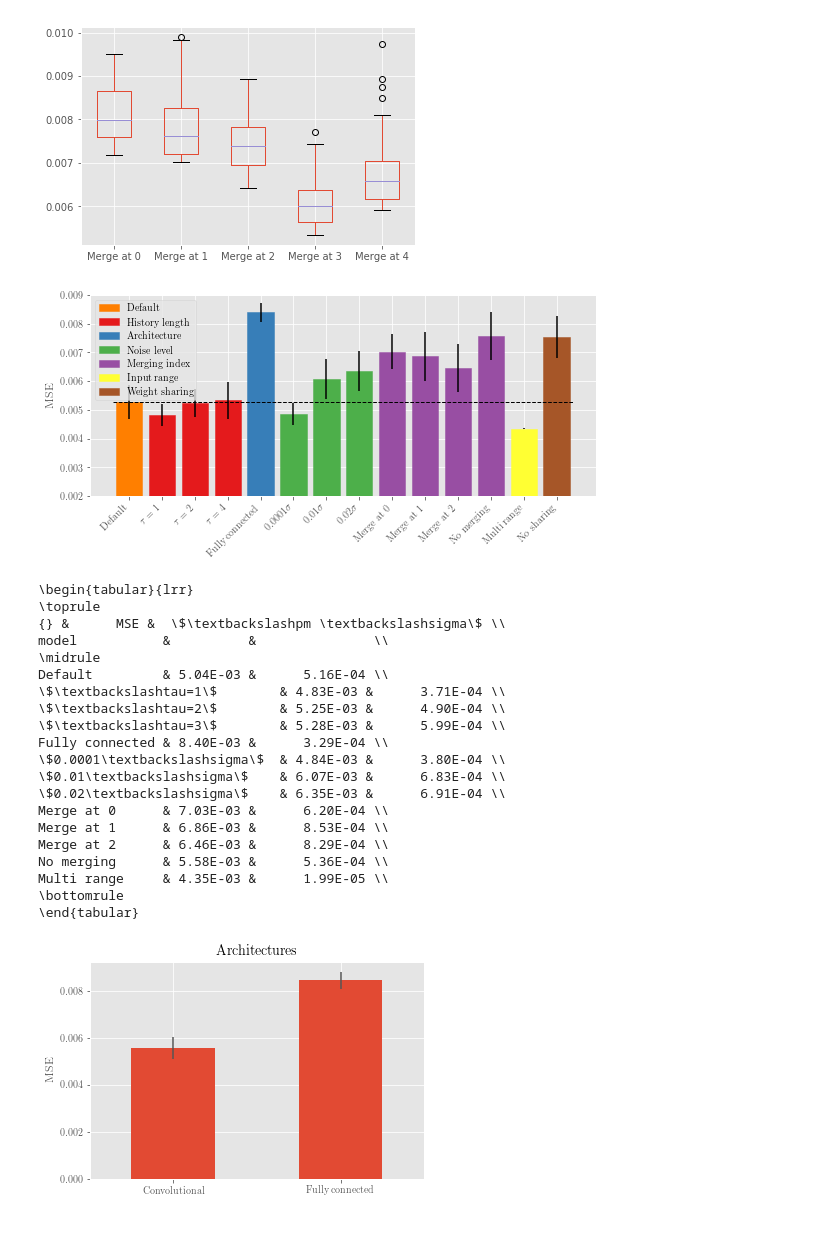
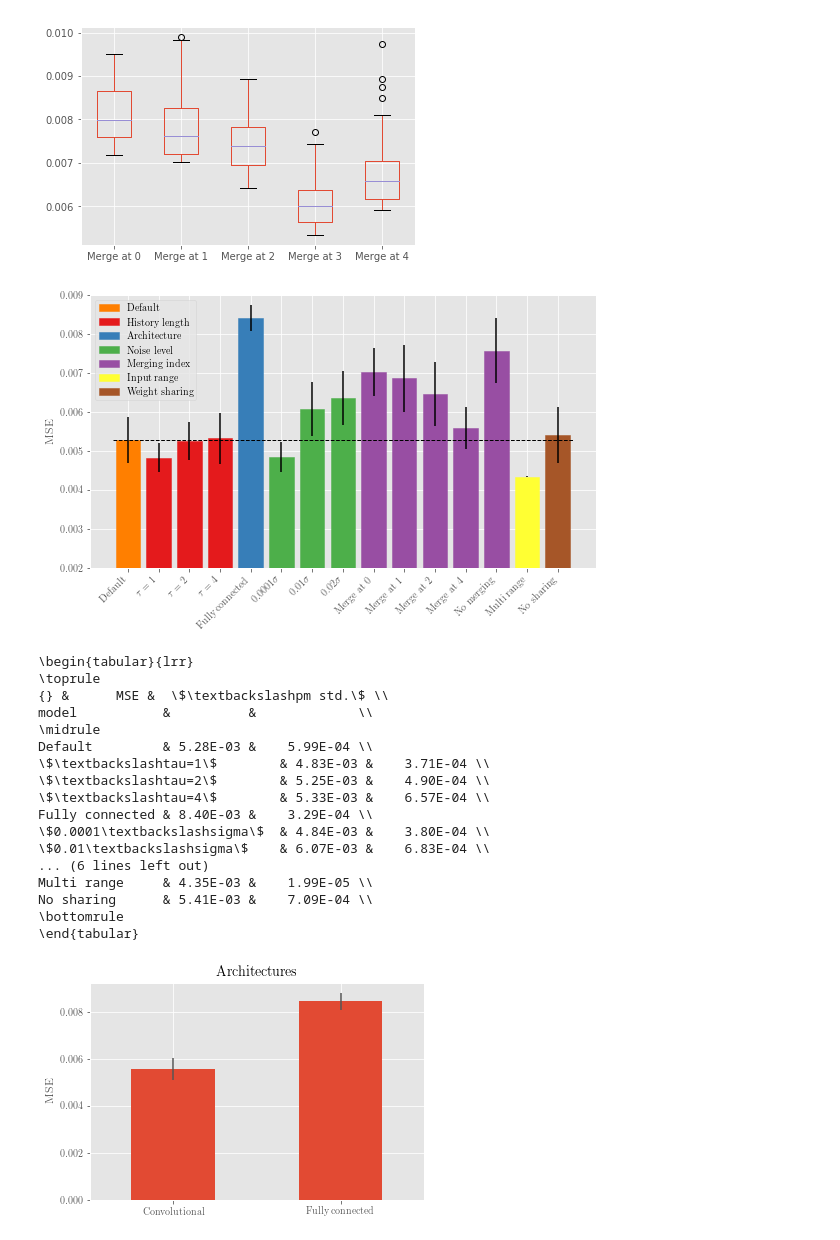
Before and after one commit to jostosh/lateral-line, a Jupyter notebook: tensorboardlogs/peregrine/visualize_results.ipynb, the cells around one changed output. Drawn from its saved outputs; the diff is of its cells as text; code cells hidden in the pictures.

Commit message:
updated visualization of results

```diff
--- a/tensorboardlogs/peregrine/visualize_results.ipynb
+++ b/tensorboardlogs/peregrine/visualize_results.ipynb
@@ -63,9 +63,9 @@ from collections import namedtuple
 
 Patch = namedtuple('Patch', 'color label')
 
-def plot_results(df, renaming, title, from_idx=225, xlabel='', rotation=0, figname='plot', colors=None, patches=[]):
-    fig = plt.figure(figsize=(8, 4))
-    subset = df['mse'][list(renaming.keys())][from_idx:]
+def plot_results(df, renaming, title, from_idx=225, xlabel='', rotation=0, figname='plot', colors=None, col='mse', patches=[]):
+    fig = plt.figure(figsize=(8, 5))
+    subset = df[col][list(renaming.keys())][from_idx:]
     subset.rename(columns=renaming, inplace=True)
     results = list(subset.mean(axis=0).to_dict().values())
     bars = plt.bar(np.arange(len(renaming)), results, yerr=subset.std(axis=0))
@@ -94,35 +94,37 @@ renaming = {
     "cross_default": "Fully connected",
     "parallel_n0001": r"$0.0001\sigma$",
     'parallel_n01': r"$0.01\sigma$",
     'parallel_n02': r"$0.02\sigma$",
     'parallel_m0': "Merge at 0",
     'parallel_m1': "Merge at 1",
     'parallel_m2': "Merge at 2",
+    'parallel_default': "Merge at 4",
     'parallel_m5': "No merging",
     'parallel_multi_range': 'Multi range',
     'no_sharing': "No sharing"
 }
 
 
 plot_results(
     avg_pv,
     renaming,
     '',
     figname='results',
-    colors=[cs[4]] + [cs[0]] * 3 + [cs[1]] + [cs[2]] * 3 + [cs[3]] * 4 + [cs[5]] + [cs[6]],
+    colors=[cs[4]] + [cs[0]] * 3 + [cs[1]] + [cs[2]] * 3 + [cs[3]] * 5 + [cs[5]] + [cs[6]],
     rotation=45,
+    col='mse',
     patches=[
         Patch(cs[4], 'Default'),
         Patch(cs[0], 'History length'),
         Patch(cs[1], 'Architecture'),
         Patch(cs[2], 'Noise level'),
         Patch(cs[3], 'Merging index'),
         Patch(cs[5], 'Input range'),
         Patch(cs[6], 'Weight sharing')
     ]
 )
 # %% [output]
-[figure, old version]
+[figure, new version]
 # %%
 from pandas import DataFrame
 
@@ -133,27 +135,24 @@ std_df = subset.std(axis=0)
 
 pd.set_option('display.float_format', '{:.2E}'.format)
 
-table_df = DataFrame({'MSE': mean_df, '$\pm \\sigma$': std_df})
-print(table_df[['MSE', '$\pm \\sigma$']].to_latex())
+table_df = DataFrame({'MSE': mean_df, r'$\pm std.$': std_df})
+print(table_df[['MSE', r'$\pm std.$']].to_latex())
 # %% [output]
 \begin{tabular}{lrr}
 \toprule
-{} &      MSE &  \$\textbackslashpm \textbackslashsigma\$ \\
-model           &          &               \\
+{} &      MSE &  \$\textbackslashpm std.\$ \\
+model           &          &             \\
 \midrule
-Default         & 5.04E-03 &      5.16E-04 \\
-\$\textbackslashtau=1\$        & 4.83E-03 &      3.71E-04 \\
-\$\textbackslashtau=2\$        & 5.25E-03 &      4.90E-04 \\
-\$\textbackslashtau=3\$        & 5.28E-03 &      5.99E-04 \\
-Fully connected & 8.40E-03 &      3.29E-04 \\
-\$0.0001\textbackslashsigma\$  & 4.84E-03 &      3.80E-04 \\
-\$0.01\textbackslashsigma\$    & 6.07E-03 &      6.83E-04 \\
-\$0.02\textbackslashsigma\$    & 6.35E-03 &      6.91E-04 \\
-Merge at 0      & 7.03E-03 &      6.20E-04 \\
-Merge at 1      & 6.86E-03 &      8.53E-04 \\
-Merge at 2      & 6.46E-03 &      8.29E-04 \\
-No merging      & 5.58E-03 &      5.36E-04 \\
-Multi range     & 4.35E-03 &      1.99E-05 \\
+Default         & 5.28E-03 &    5.99E-04 \\
+\$\textbackslashtau=1\$        & 4.83E-03 &    3.71E-04 \\
+\$\textbackslashtau=2\$        & 5.25E-03 &    4.90E-04 \\
+\$\textbackslashtau=4\$        & 5.33E-03 &    6.57E-04 \\
+Fully connected & 8.40E-03 &    3.29E-04 \\
+\$0.0001\textbackslashsigma\$  & 4.84E-03 &    3.80E-04 \\
+\$0.01\textbackslashsigma\$    & 6.07E-03 &    6.83E-04 \\
+... (6 lines left out)
+Multi range     & 4.35E-03 &    1.99E-05 \\
+No sharing      & 5.41E-03 &    7.09E-04 \\
 \bottomrule
 \end{tabular}
 # %%
```
